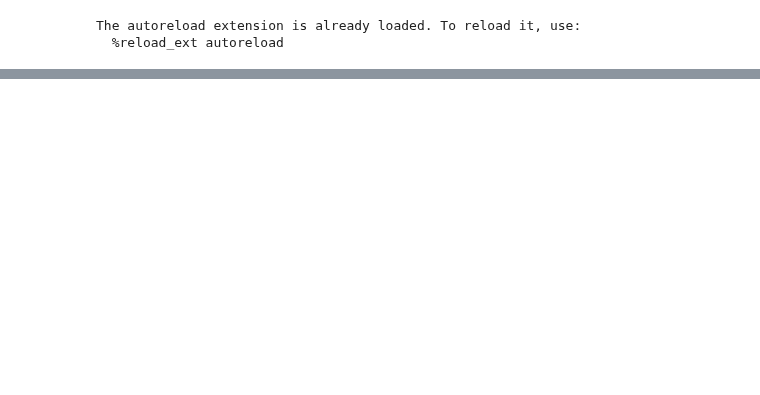
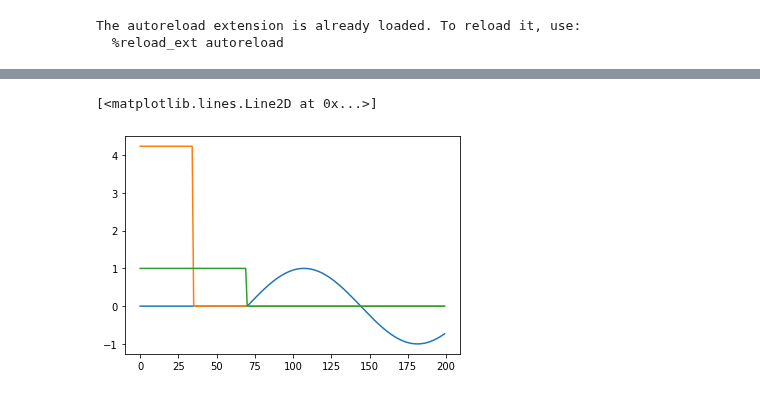
Before and after one commit to mmattb/coproc-poc, a Jupyter notebook: experiments.ipynb, the cells around one changed output, grey strips where cells are left out. Saved outputs shown, nothing was run; the diff lists cells and outputs as text; code cells hidden in the pictures; blank space fills up the shorter version.

```diff
--- a/experiments.ipynb
+++ b/experiments.ipynb
@@ -386,0 +393,7 @@ torch.save(ben.state_dict(), 'generalizable_ben')
+# %%
+plt.plot(target[-1, :, 0].detach().numpy())
+plt.plot(target[-1, :, 1].detach().numpy())
+plt.plot(target[-1, :, 2].detach().numpy())
+# %% [output]
+[<matplotlib.lines.Line2D at 0x...>]
+[figure, added]
```
Also changed, not shown: parts of 14 cells of this notebook, 2 other files.
